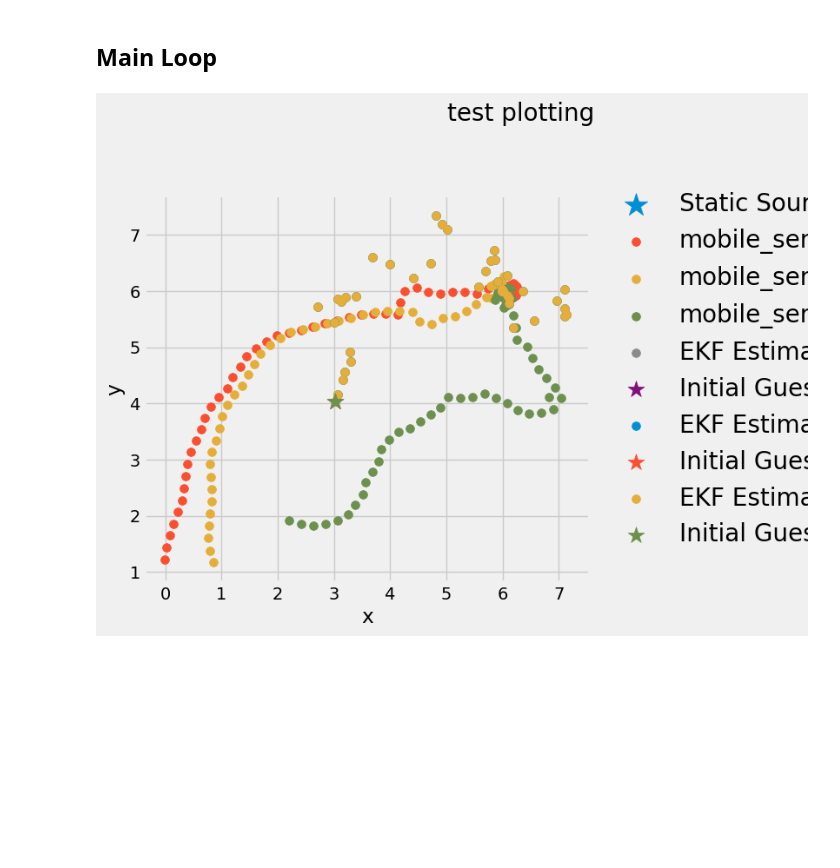
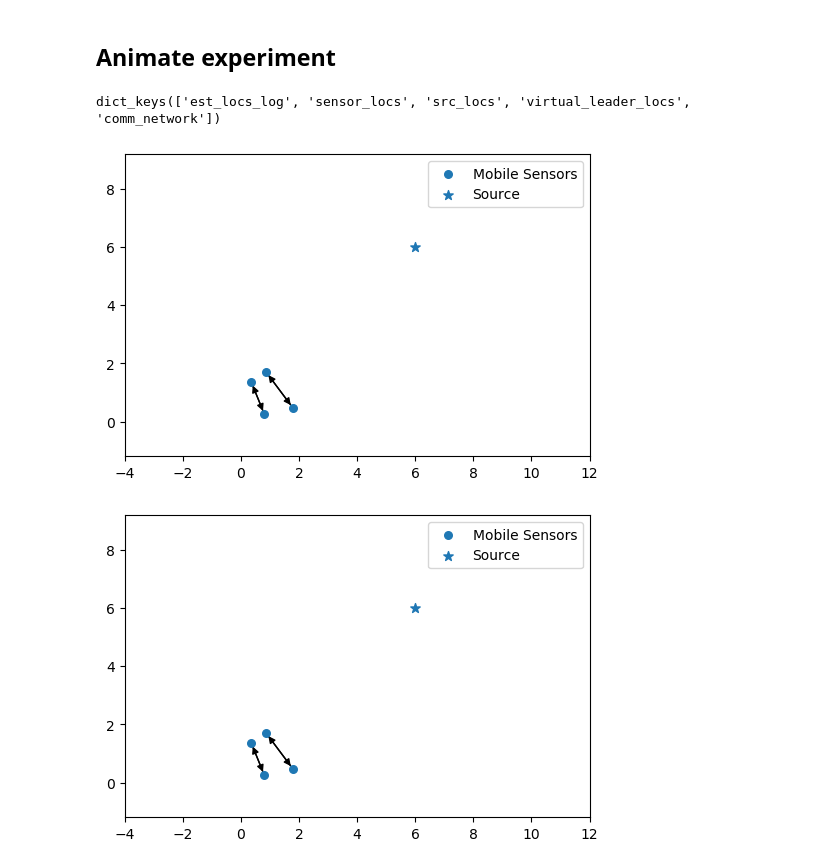
Before and after one commit to lina-robotics-lab/fim_track, a Jupyter notebook: src/Distributed Estimation & Seeking.ipynb, the cells around one changed output. Drawn from its saved outputs; the diff is of its cells as text; code cells hidden in the pictures; blank space fills up the shorter version.

Commit message:
Finished:implementing experiment animation, random switching network, and fixed-size component network. Next: Euclidean Disk model network. Experiment animation output.

```diff
--- a/src/Distributed Estimation & Seeking.ipynb
+++ b/src/Distributed Estimation & Seeking.ipynb
@@ -218 +124,14 @@ class DistributedEKF:
+# %%
+def fixed_size_network(i,qs,ps,group_sizes):
+    """
+        Given the iteration number i, source location qs, sensor location ps,
+        return the current communication network G.
+
+        Return a disconnected graph with the specified list of group sizes.
+    """
+    n=len(ps)
+    assert(n==np.sum(group_sizes))
+    components = [nx.complete_graph(s) for s in group_sizes]
+    network = nx.disjoint_union_all(components)
+    return nx.to_directed(network)
 # %%
@@ -325,12 +246,41 @@ for _ in range(N):
-# %% [markdown]
-## Main Loop
+# %%
+initial_locs = np.random.rand(4,2)*2
+# comm_network=lambda i,q,p:random_switch_netowrk(i,q,p,conn_rate = 0.2)
+
+comm_network=lambda i,q,p:fixed_size_network(i,q,p,group_sizes=[2,2])
+log = main(initial_locs,comm_network,80)
 # %%
-
-
 # Plotting
-main_title='test plotting'
-save_file_name = 'test.png'
 record = log.export()
-plot_all(record,main_title,save_file_name)
-# %% [output]
-[figure, removed]
+# %% [markdown]
+## Animate experiment
+# %%
+record.keys()
+# %% [output]
+dict_keys(['est_locs_log', 'sensor_locs', 'src_locs', 'virtual_leader_locs', 'comm_network'])
+# %%
+ps = np.array([locs for sensor, locs in record['sensor_locs'].items()])
+qs = record['src_locs']['source_1']
+N_iter = ps.shape[1]
+
+fig, ax = plt.subplots(dpi=100)
+def plot_single_frame(j):
+    ax.cla()
+    G = record['comm_network'][j]
+    nx.draw(G,pos=ps[:,j,:],ax=ax,label='Mobile Sensors',node_size=30) # ps.shape=(n_sensors,N_iter,space_dim)
+    ax.scatter(qs[j,0],qs[j,1],marker='*',s=50,label='Source')
+    ax.axis('on')
+    ax.axis('equal')
+    ax.tick_params(left=True, bottom=True, labelleft=True, labelbottom=True)
+    ax.set_xlim((-4,12))
+    ax.set_ylim((-4,12))
+    ax.legend()
+    plt.show()
+
+
+# call the animator.  blit=True means only re-draw the parts that have changed.
+anim = animation.FuncAnimation(fig, plot_single_frame,
+                               frames=N_iter,interval=500)
+# %% [output]
+[figure, added]
+[figure, added]
```
Also changed, not shown: parts of 9 cells of this notebook, 2 other files.
